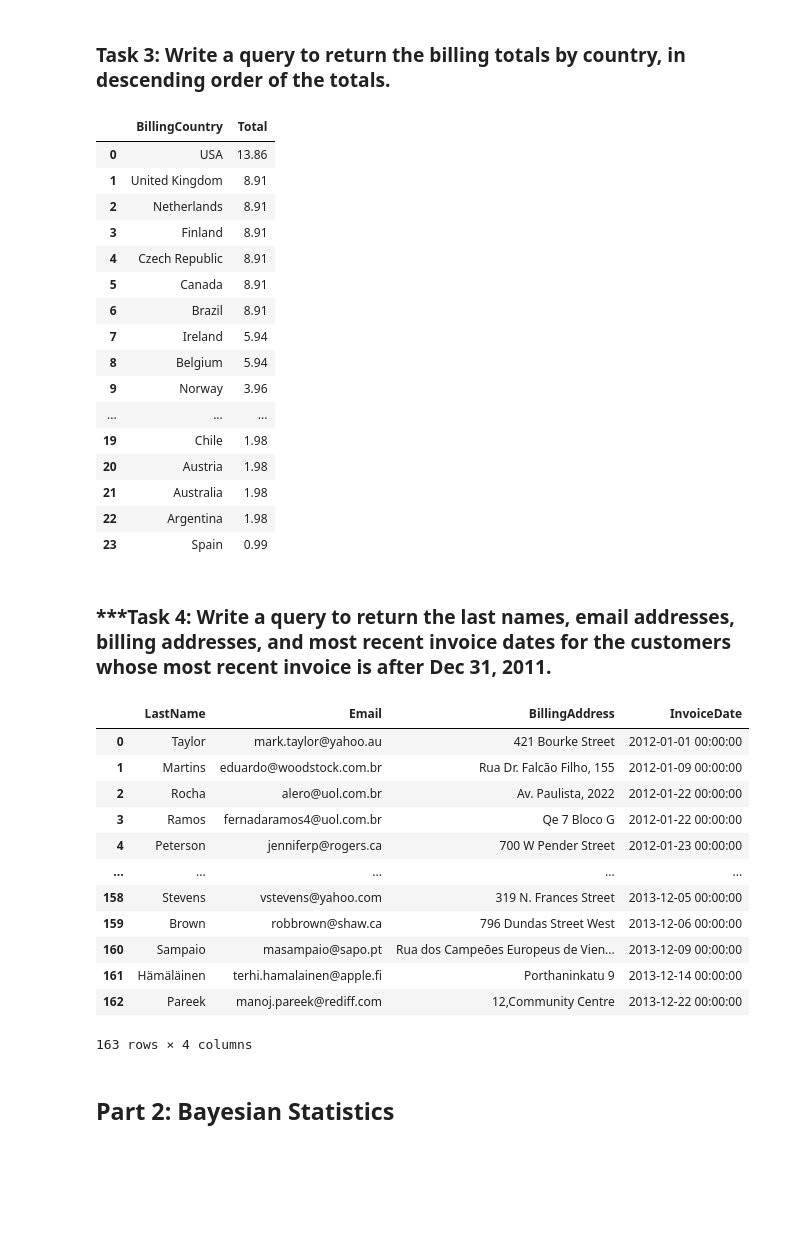
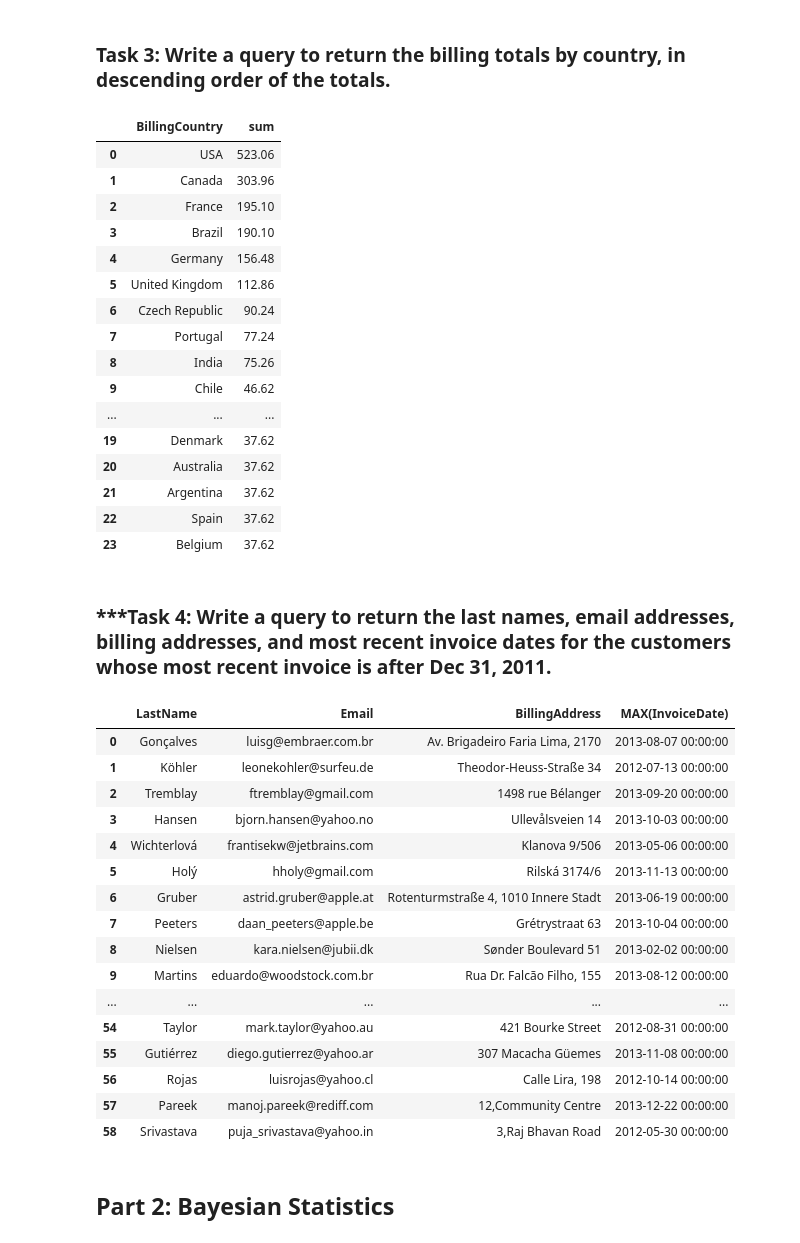
Before and after one commit to rbdaly16/NATL-DS-Live-062623, a Jupyter notebook: Phase2/Lectures/16-P2-Code-Challenge-Review.ipynb, the cells around one changed output. Cells and saved outputs as stored; diff of their text form; code cells hidden in the pictures; blank space fills up the shorter version.

```diff
--- a/Phase2/Lectures/16-P2-Code-Challenge-Review.ipynb
+++ b/Phase2/Lectures/16-P2-Code-Challenge-Review.ipynb
@@ -89,58 +89,62 @@ WHERE c.Country = "Canada"
 # call_on_students(1)
 pd.read_sql("""
 
-SELECT BillingCountry, Total
+SELECT BillingCountry, SUM(Total) as sum
 FROM Invoice
 GROUP BY BillingCountry
-ORDER BY Total DESC
+ORDER BY sum DESC
 
 """, conn)
 # %% [output]
-|  | BillingCountry | Total |
-| 0 | USA | 13.86 |
-| 1 | United Kingdom | 8.91 |
-| 2 | Netherlands | 8.91 |
-| 3 | Finland | 8.91 |
-| 4 | Czech Republic | 8.91 |
-| 5 | Canada | 8.91 |
-| 6 | Brazil | 8.91 |
-| 7 | Ireland | 5.94 |
-| 8 | Belgium | 5.94 |
-| 9 | Norway | 3.96 |
+|  | BillingCountry | sum |
+| 0 | USA | 523.06 |
+| 1 | Canada | 303.96 |
+| 2 | France | 195.10 |
+| 3 | Brazil | 190.10 |
+| 4 | Germany | 156.48 |
+| 5 | United Kingdom | 112.86 |
+| 6 | Czech Republic | 90.24 |
+| 7 | Portugal | 77.24 |
+| 8 | India | 75.26 |
+| 9 | Chile | 46.62 |
 | ... | ... | ... |
-| 19 | Chile | 1.98 |
-| 20 | Austria | 1.98 |
-| 21 | Australia | 1.98 |
-| 22 | Argentina | 1.98 |
-| 23 | Spain | 0.99 |
+| 19 | Denmark | 37.62 |
+| 20 | Australia | 37.62 |
+| 21 | Argentina | 37.62 |
+| 22 | Spain | 37.62 |
+| 23 | Belgium | 37.62 |
 # %% [markdown]
 ### ***Task 4: Write a query to return the last names, email addresses, billing addresses, and most recent invoice dates for the customers whose most recent invoice is after Dec 31, 2011.
 # %%
 # call_on_students(1)
 pd.read_sql("""
 
-SELECT LastName, Email, BillingAddress, InvoiceDate
+SELECT DISTINCT LastName, Email, BillingAddress, MAX(InvoiceDate)
 FROM Invoice as i
 JOIN Customer as c
         USING (CustomerID)
 WHERE InvoiceDate > "2011-12-31"
-ORDER BY InvoiceDate
+GROUP BY customerid
 
 """, conn)
 # %% [output]
-|  | LastName | Email | BillingAddress | InvoiceDate |
-| 0 | Taylor | mark.taylor@yahoo.au | 421 Bourke Street | 2012-01-01 00:00:00 |
-| 1 | Martins | eduardo@woodstock.com.br | Rua Dr. Falcão Filho, 155 | 2012-01-09 00:00:00 |
-| 2 | Rocha | alero@uol.com.br | Av. Paulista, 2022 | 2012-01-22 00:00:00 |
-| 3 | Ramos | fernadaramos4@uol.com.br | Qe 7 Bloco G | 2012-01-22 00:00:00 |
-| 4 | Peterson | jenniferp@rogers.ca | 700 W Pender Street | 2012-01-23 00:00:00 |
+|  | LastName | Email | BillingAddress | MAX(InvoiceDate) |
+| 0 | Gonçalves | luisg@embraer.com.br | Av. Brigadeiro Faria Lima, 2170 | 2013-08-07 00:00:00 |
+| 1 | Köhler | leonekohler@surfeu.de | Theodor-Heuss-Straße 34 | 2012-07-13 00:00:00 |
+| 2 | Tremblay | ftremblay@gmail.com | 1498 rue Bélanger | 2013-09-20 00:00:00 |
+| 3 | Hansen | bjorn.hansen@yahoo.no | Ullevålsveien 14 | 2013-10-03 00:00:00 |
+| 4 | Wichterlová | frantisekw@jetbrains.com | Klanova 9/506 | 2013-05-06 00:00:00 |
+| 5 | Holý | hholy@gmail.com | Rilská 3174/6 | 2013-11-13 00:00:00 |
+| 6 | Gruber | astrid.gruber@apple.at | Rotenturmstraße 4, 1010 Innere Stadt | 2013-06-19 00:00:00 |
+| 7 | Peeters | daan_peeters@apple.be | Grétrystraat 63 | 2013-10-04 00:00:00 |
+| 8 | Nielsen | kara.nielsen@jubii.dk | Sønder Boulevard 51 | 2013-02-02 00:00:00 |
+| 9 | Martins | eduardo@woodstock.com.br | Rua Dr. Falcão Filho, 155 | 2013-08-12 00:00:00 |
 | ... | ... | ... | ... | ... |
-| 158 | Stevens | vstevens@yahoo.com | 319 N. Frances Street | 2013-12-05 00:00:00 |
-| 159 | Brown | robbrown@shaw.ca | 796 Dundas Street West | 2013-12-06 00:00:00 |
-| 160 | Sampaio | masampaio@sapo.pt | Rua dos Campeões Europeus de Vien... | 2013-12-09 00:00:00 |
-| 161 | Hämäläinen | terhi.hamalainen@apple.fi | Porthaninkatu 9 | 2013-12-14 00:00:00 |
-| 162 | Pareek | manoj.pareek@rediff.com | 12,Community Centre | 2013-12-22 00:00:00 |
+| 54 | Taylor | mark.taylor@yahoo.au | 421 Bourke Street | 2012-08-31 00:00:00 |
+| 55 | Gutiérrez | diego.gutierrez@yahoo.ar | 307 Macacha Güemes | 2013-11-08 00:00:00 |
+| 56 | Rojas | luisrojas@yahoo.cl | Calle Lira, 198 | 2012-10-14 00:00:00 |
+| 57 | Pareek | manoj.pareek@rediff.com | 12,Community Centre | 2013-12-22 00:00:00 |
+| 58 | Srivastava | puja_srivastava@yahoo.in | 3,Raj Bhavan Road | 2012-05-30 00:00:00 |
-163 rows × 4 columns
 # %% [markdown]
 ## Part 2: Bayesian Statistics
 # %% [markdown]
```
Also changed, not shown: parts of 11 cells of this notebook.
